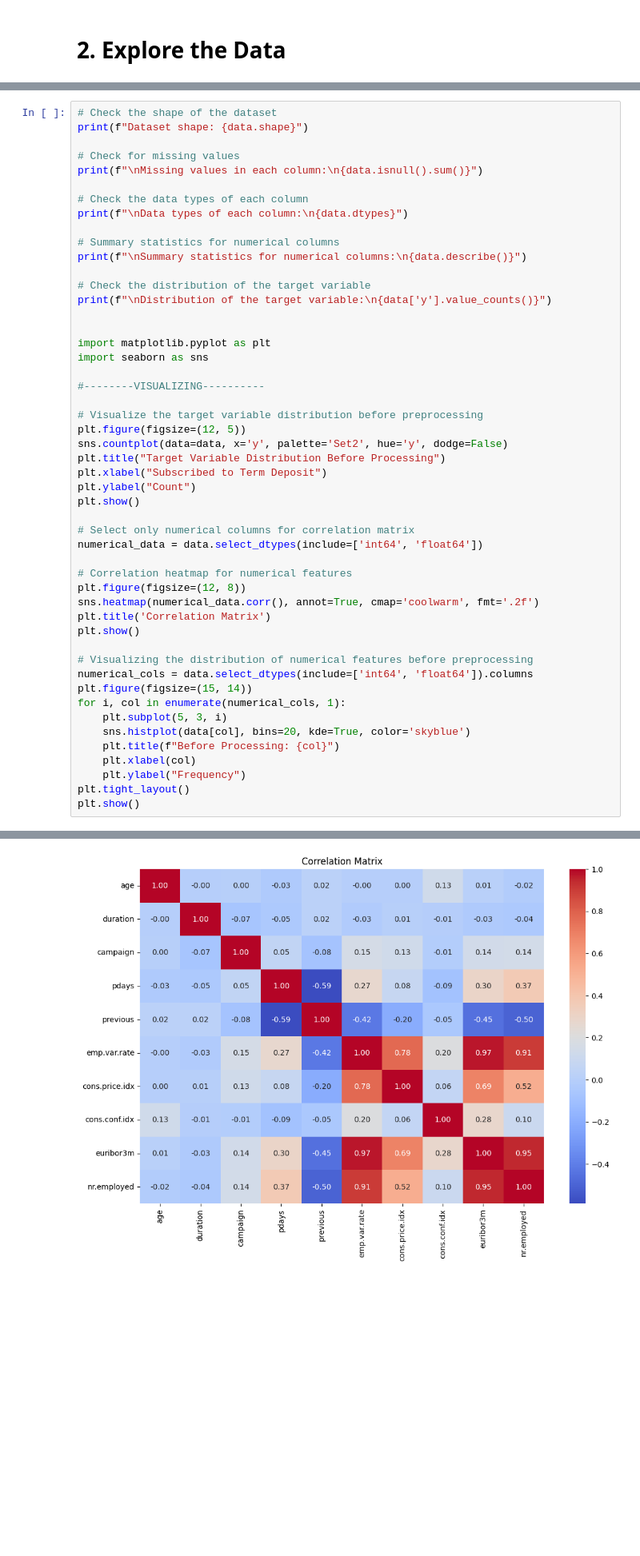
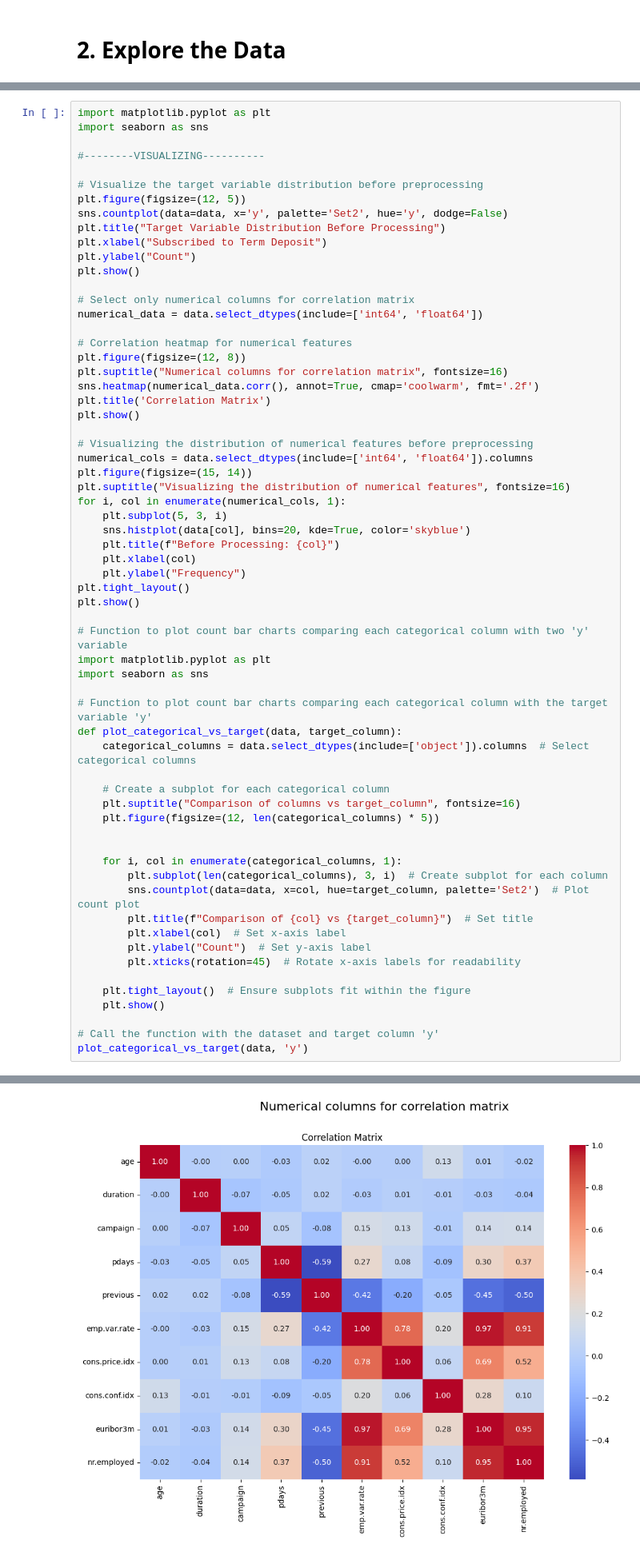
Before and after one commit to Shaithra2107/Bank-Marketing-Prediction-, a Jupyter notebook: Bank_Marketing_Prediction.ipynb, the cells around one changed output, grey strips where cells are left out. Shown at 80% size. Cells and saved outputs as stored; diff of their text form; blank space fills up the shorter version.

```diff
--- a/Bank_Marketing_Prediction.ipynb
+++ b/Bank_Marketing_Prediction.ipynb
@@ -204,20 +239,4 @@ First few rows of the dataset:
 # %%
-# Check the shape of the dataset
-print(f"Dataset shape: {data.shape}")
-
-# Check for missing values
-print(f"\nMissing values in each column:\n{data.isnull().sum()}")
-
-# Check the data types of each column
-print(f"\nData types of each column:\n{data.dtypes}")
-
-# Summary statistics for numerical columns
-print(f"\nSummary statistics for numerical columns:\n{data.describe()}")
-
-# Check the distribution of the target variable
-print(f"\nDistribution of the target variable:\n{data['y'].value_counts()}")
-
-
 import matplotlib.pyplot as plt
 import seaborn as sns
 
@@ -236,6 +255,7 @@ numerical_data = data.select_dtypes(include=['int64', 'float64'])
 
 # Correlation heatmap for numerical features
 plt.figure(figsize=(12, 8))
+plt.suptitle("Numerical columns for correlation matrix", fontsize=16)
 sns.heatmap(numerical_data.corr(), annot=True, cmap='coolwarm', fmt='.2f')
 plt.title('Correlation Matrix')
 plt.show()
@@ -243,6 +263,7 @@ plt.show()
 # Visualizing the distribution of numerical features before preprocessing
 numerical_cols = data.select_dtypes(include=['int64', 'float64']).columns
 plt.figure(figsize=(15, 14))
+plt.suptitle("Visualizing the distribution of numerical features", fontsize=16)
 for i, col in enumerate(numerical_cols, 1):
     plt.subplot(5, 3, i)
     sns.histplot(data[col], bins=20, kde=True, color='skyblue')
@@ -251,4 +272,31 @@ for i, col in enumerate(numerical_cols, 1):
     plt.ylabel("Frequency")
 plt.tight_layout()
 plt.show()
+
+# Function to plot count bar charts comparing each categorical column with two 'y' variable
+import matplotlib.pyplot as plt
+import seaborn as sns
+
+# Function to plot count bar charts comparing each categorical column with the target variable 'y'
+def plot_categorical_vs_target(data, target_column):
+    categorical_columns = data.select_dtypes(include=['object']).columns  # Select categorical columns
+
+    # Create a subplot for each categorical column
+    plt.suptitle("Comparison of columns vs target_column", fontsize=16)
+    plt.figure(figsize=(12, len(categorical_columns) * 5))
+
+
+    for i, col in enumerate(categorical_columns, 1):
+        plt.subplot(len(categorical_columns), 3, i)  # Create subplot for each column
+        sns.countplot(data=data, x=col, hue=target_column, palette='Set2')  # Plot count plot
+        plt.title(f"Comparison of {col} vs {target_column}")  # Set title
+        plt.xlabel(col)  # Set x-axis label
+        plt.ylabel("Count")  # Set y-axis label
+        plt.xticks(rotation=45)  # Rotate x-axis labels for readability
+
+    plt.tight_layout()  # Ensure subplots fit within the figure
+    plt.show()
+
+# Call the function with the dataset and target column 'y'
+plot_categorical_vs_target(data, 'y')
 # %% [output]
@@ -272,2 +303,2 @@ Name: count, dtype: int64
 [figure]
-[figure, old version]
+[figure, new version]
```
Also changed, not shown: parts of 11 cells of this notebook.
